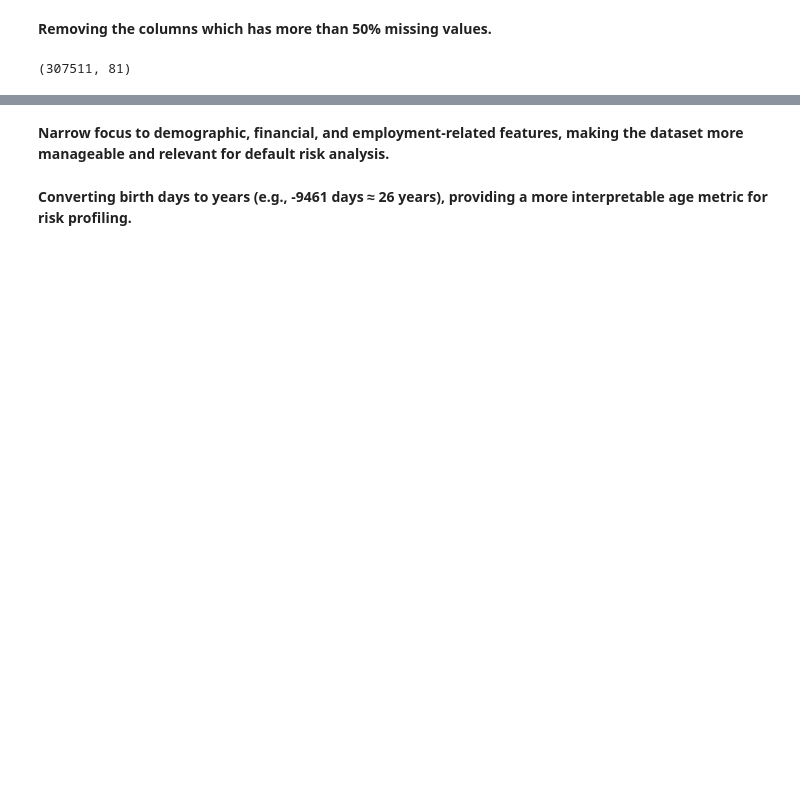
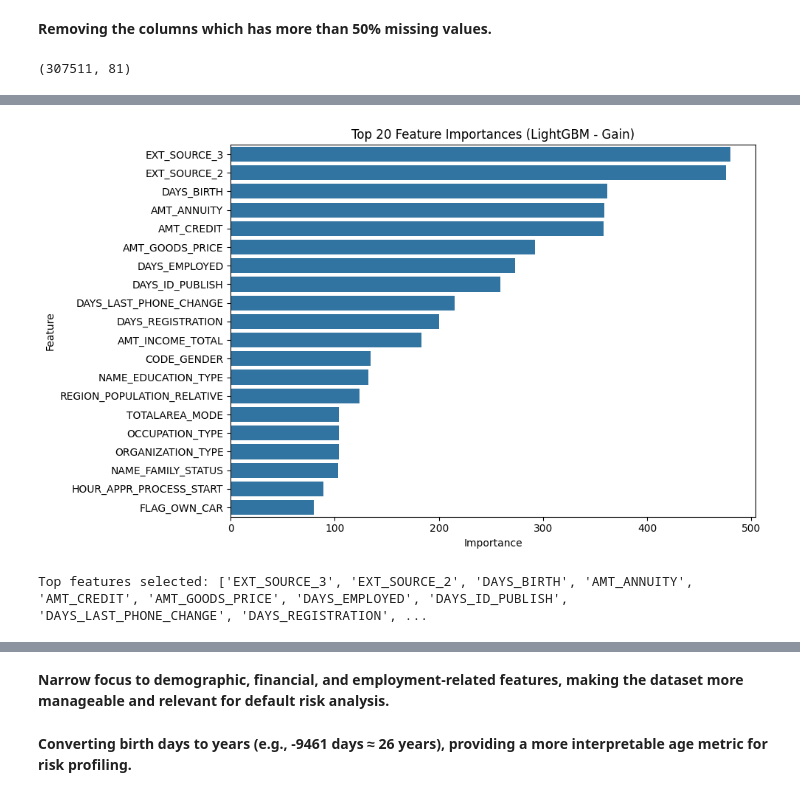
Before and after one commit to atharva3428/home-credit-analysis, a Jupyter notebook: analysis.ipynb, the cells around one changed output, grey strips where cells are left out. Saved outputs shown, nothing was run; the diff lists cells and outputs as text; code cells hidden in the pictures; blank space fills up the shorter version.

```diff
--- a/analysis.ipynb
+++ b/analysis.ipynb
@@ -29,0 +192,31 @@ df.shape
+# %%
+X = df.drop(columns=['SK_ID_CURR', 'TARGET'])
+y = df['TARGET']
+
+# Basic Label Encoding for categoricals
+X_encoded = X.copy()
+for col in X_encoded.select_dtypes('object').columns:
+    le = LabelEncoder()
+    X_encoded[col] = le.fit_transform(X_encoded[col].astype(str))
+# %%
+X_train, X_val, y_train, y_val = train_test_split(
+    X_encoded, y, test_size=0.2, random_state=42, stratify=y
+)
+# %%
+model = LGBMClassifier(
+    n_estimators=1000,
+    objective='binary',
+    learning_rate=0.05,
+    metric='auc',
+    random_state=42
+)
+
+model.fit(
+    X_train, y_train,
+    eval_set=[(X_val, y_val)],
+    eval_metric='auc',
+    callbacks=[
+        early_stopping(stopping_rounds=20),
+        log_evaluation(0)  # Set to 0 for silent, or e.g. 10 for updates every 10 rounds
+    ]
+)
@@ -29,0 +237,20 @@ df.shape
+# %%
+# Get feature importances
+feature_imp = pd.DataFrame({
+    'Feature': X_train.columns,
+    'Importance': model.feature_importances_
+}).sort_values(by='Importance', ascending=False)
+
+# Plot top 20
+plt.figure(figsize=(10, 6))
+sns.barplot(x='Importance', y='Feature', data=feature_imp.head(20))
+plt.title("Top 20 Feature Importances (LightGBM - Gain)")
+plt.tight_layout()
+plt.show()
+# %% [output]
+[figure, added]
+# %%
+top_features = feature_imp[feature_imp['Importance'] > 0]['Feature'].tolist()
+print("Top features selected:", top_features)
+# %% [output]
+Top features selected: ['EXT_SOURCE_3', 'EXT_SOURCE_2', 'DAYS_BIRTH', 'AMT_ANNUITY', 'AMT_CREDIT', 'AMT_GOODS_PRICE', 'DAYS_EMPLOYED', 'DAYS_ID_PUBLISH', 'DAYS_LAST_PHONE_CHANGE', 'DAYS_REGISTRATION', ...
```
Also changed, not shown: parts of 27 cells of this notebook.
